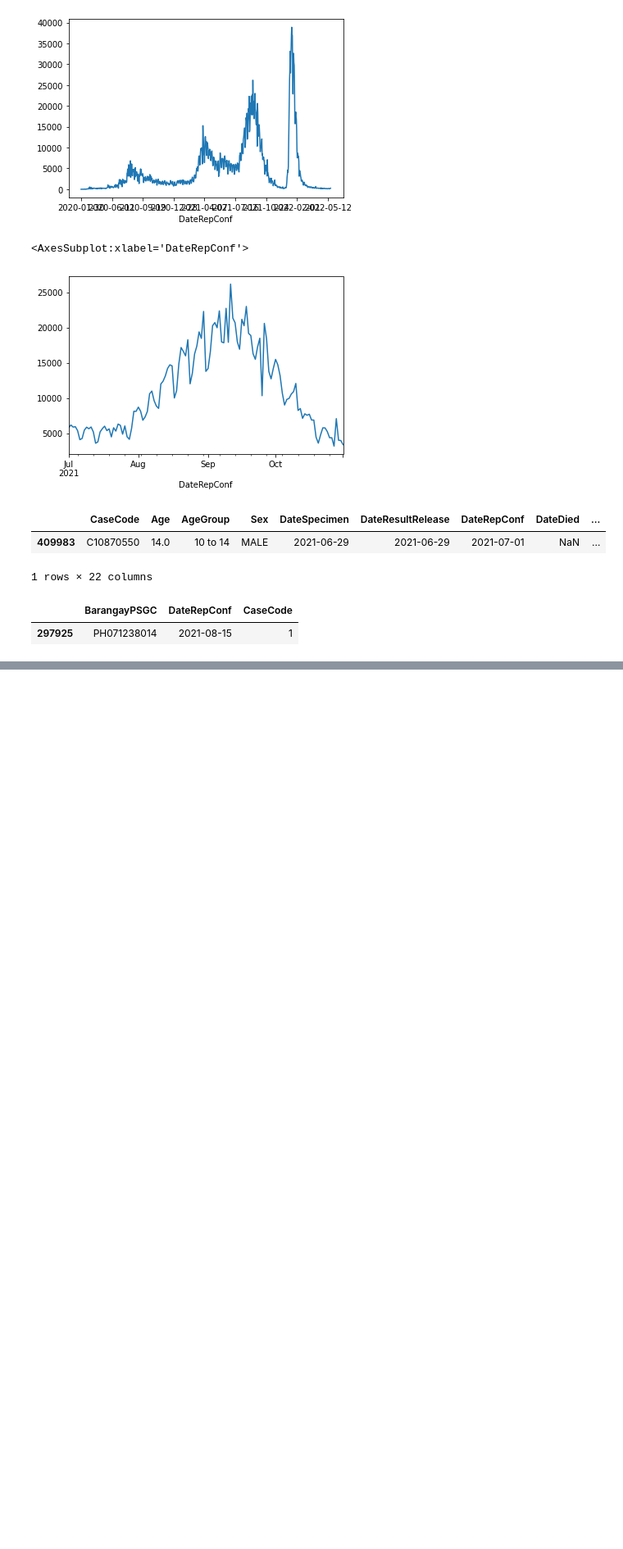
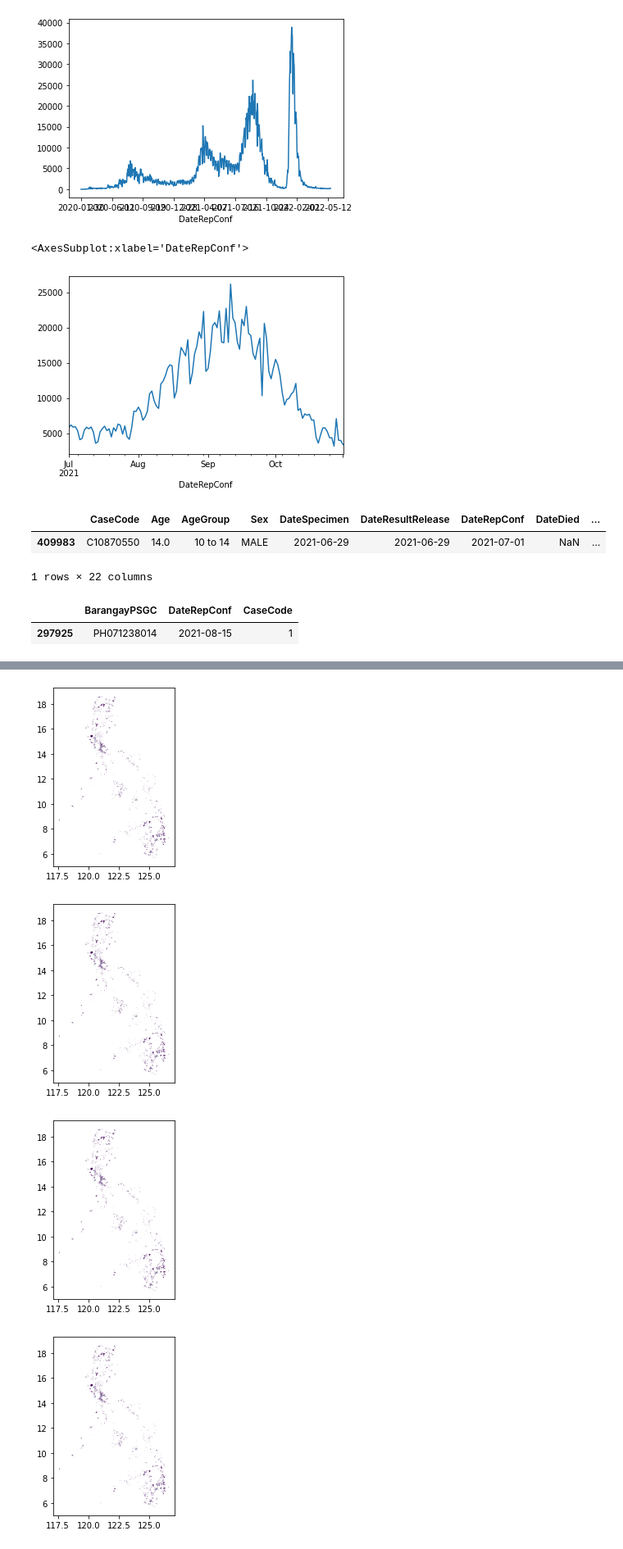
Before and after one commit to tropicalmentat/covid-bgy-geoprocess, a Jupyter notebook: geoprocess.ipynb, the cells around one changed output, grey strips where cells are left out. Shown: that part at 82% size. Cells and saved outputs as stored; diff of their text form; code cells hidden in the pictures; blank space fills up the shorter version.

Commit message:
Fixed plotting on loop and tested saving plot as png

```diff
--- a/geoprocess.ipynb
+++ b/geoprocess.ipynb
@@ -57 +61,11 @@ sample.plot(column='CaseCode')
 [figure]
+# %%
+for i,date in enumerate(base['DateRepConf'].sort_values().iloc[0:10]):
+    seg = base.loc[base.DateRepConf==date]
+    a = df_bnd.merge(seg, left_on='Bgy_Code', right_on='BarangayPSGC', how='inner')
+    a.plot(column='CaseCode').get_figure().savefig(f"{i}.png")
+# %% [output]
+[figure, added]
+[figure, added]
+[figure, added]
+[figure, added]
```
Also changed, not shown: parts of 6 cells of this notebook.
